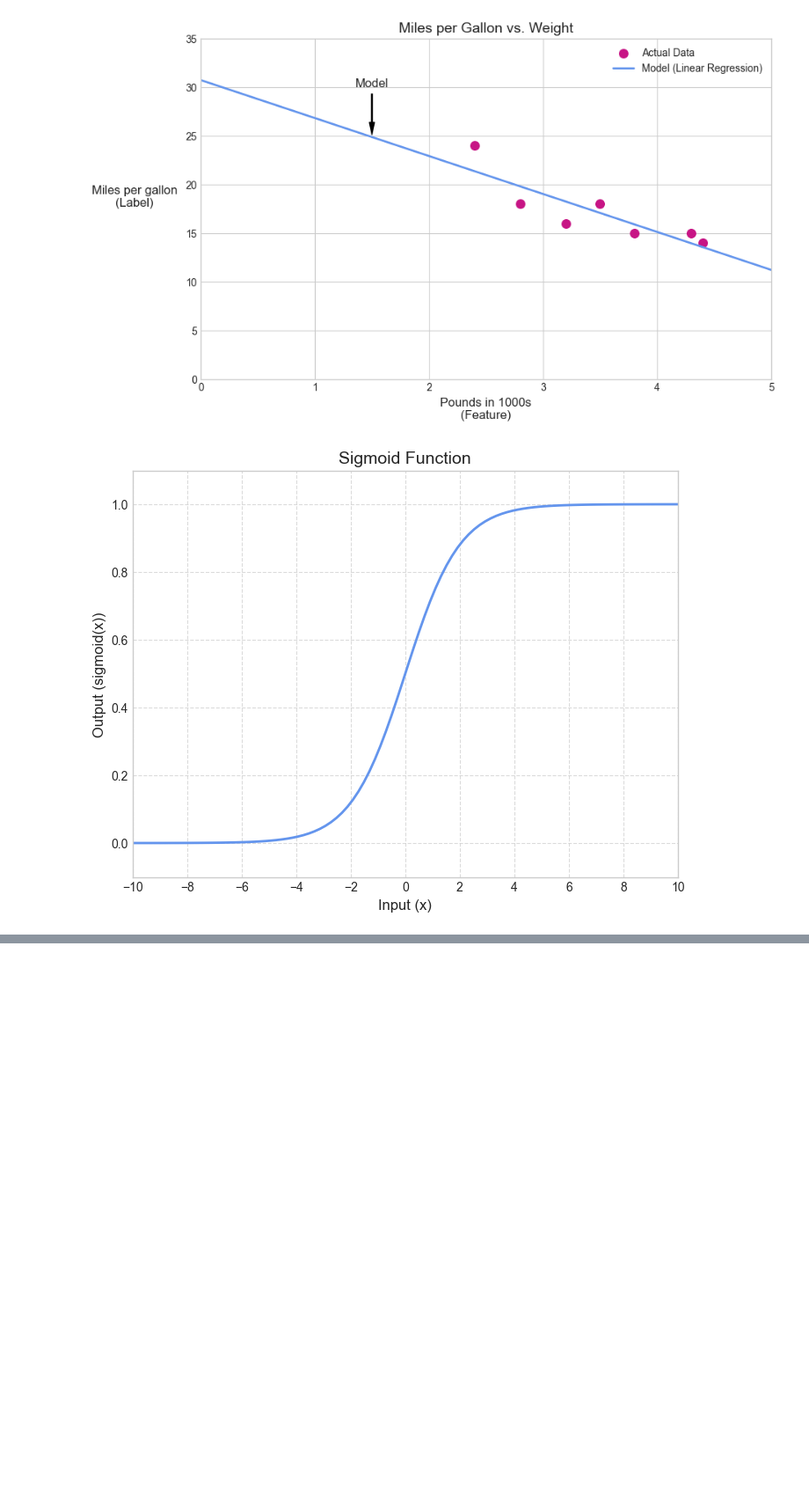
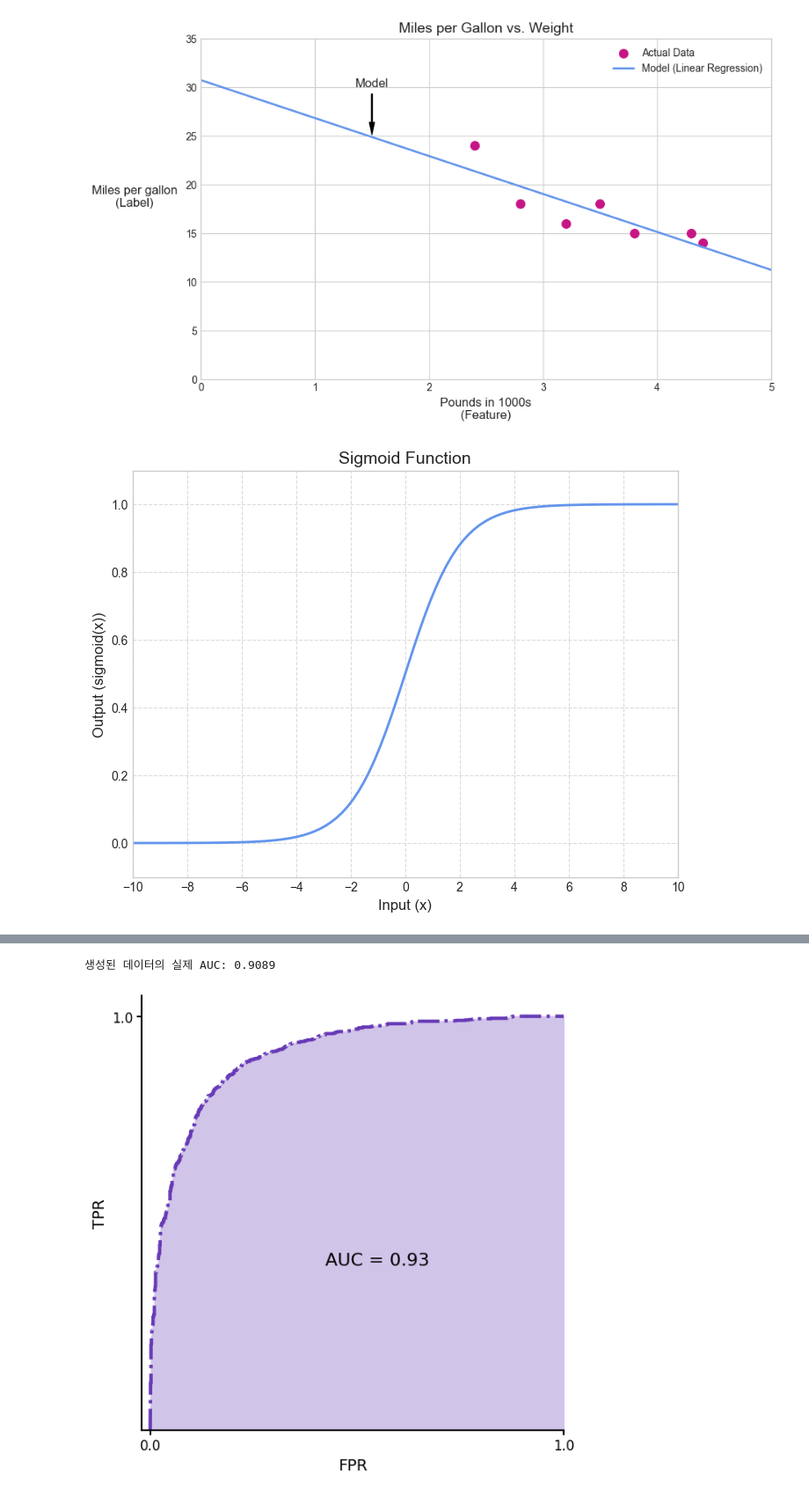
Before and after one commit to sml1323/ml_study, a Jupyter notebook: udemy/images/visual.ipynb, the cells around one changed output, grey strips where cells are left out. Shown at 88% size. Saved outputs shown, nothing was run; the diff lists cells and outputs as text; code cells hidden in the pictures; blank space fills up the shorter version.

```diff
--- a/udemy/images/visual.ipynb
+++ b/udemy/images/visual.ipynb
@@ -215,0 +359,65 @@ plt.show()
+# %%
+import numpy as np
+import matplotlib.pyplot as plt
+from sklearn.metrics import roc_curve, auc
+
+# --- 1. AUC ≈ 0.93을 위한 가상 데이터 생성 ---
+# 재현 가능하도록 시드 고정
+np.random.seed(42)
+
+# 실제 라벨 (부정 1000개, 긍정 1000개)
+y_true = np.concatenate([np.zeros(1000), np.ones(1000)])
+
+# 모델의 예측 확률 점수 생성
+# 긍정 클래스의 점수를 더 높게 설정하되, 일부 겹치게 만들어 현실적인 곡선 생성
+scores_neg = np.random.normal(loc=0.3, scale=0.22, size=1000)
+scores_pos = np.random.normal(loc=0.7, scale=0.22, size=1000)
+y_scores = np.concatenate([scores_neg, scores_pos])
+y_scores = np.clip(y_scores, 0, 1) # 점수를 0과 1 사이로 제한
+
+# --- 2. ROC 커브 및 AUC 계산 ---
+fpr, tpr, thresholds = roc_curve(y_true, y_scores)
+roc_auc = auc(fpr, tpr)
+# 생성된 데이터의 AUC 값 확인 (약 0.931 나옴)
+print(f"생성된 데이터의 실제 AUC: {roc_auc:.4f}")
+
+# --- 3. Matplotlib으로 시각화 ---
+plt.figure(figsize=(7, 7))
+ax = plt.gca()
+
+# ROC 커브 그리기 (이미지와 유사하게 보라색, 점선-대시 스타일)
+plt.plot(fpr, tpr, color='#673ab7', linestyle='-.', lw=3)
+
+# AUC 영역 채우기
+plt.fill_between(fpr, tpr, color='#d1c4e9')
+
+# 축 레이블 설정
+plt.xlabel('FPR', fontsize=14)
+plt.ylabel('TPR', fontsize=14)
+
+# 축 범위 및 눈금 설정 (이미지와 동일하게)
+plt.xlim([-0.02, 1.0])
+plt.ylim([0.0, 1.05])
+plt.xticks([0.0, 1.0], fontsize=12)
+plt.yticks([1.0], fontsize=12) # y축은 1.0만 표시
+ax.set_xticklabels(['0.0', '1.0'])
+ax.set_yticklabels(['1.0'])
+
+# 그래프 테두리 스타일 설정 (왼쪽, 아래쪽만 표시)
+ax.spines['top'].set_visible(False)
+ax.spines['right'].set_visible(False)
+ax.spines['left'].set_linewidth(1.5)
+ax.spines['bottom'].set_linewidth(1.5)
+
+# 축 눈금 스타일
+ax.tick_params(width=1.5, length=4)
+
+# 그래프 내 텍스트 추가
+plt.text(0.55, 0.4, 'AUC = 0.93', fontsize=16, ha='center')
+
+# 그래프 비율 1:1로 조정
+ax.set_aspect('equal', adjustable='box')
+
+# 그래프 보여주기
+plt.show()
+# %% [output]
@@ -215,0 +441,2 @@ plt.show()
+생성된 데이터의 실제 AUC: 0.9089
+[figure, added]
```
Also changed, not shown: parts of 4 cells of this notebook, 5 other files.
